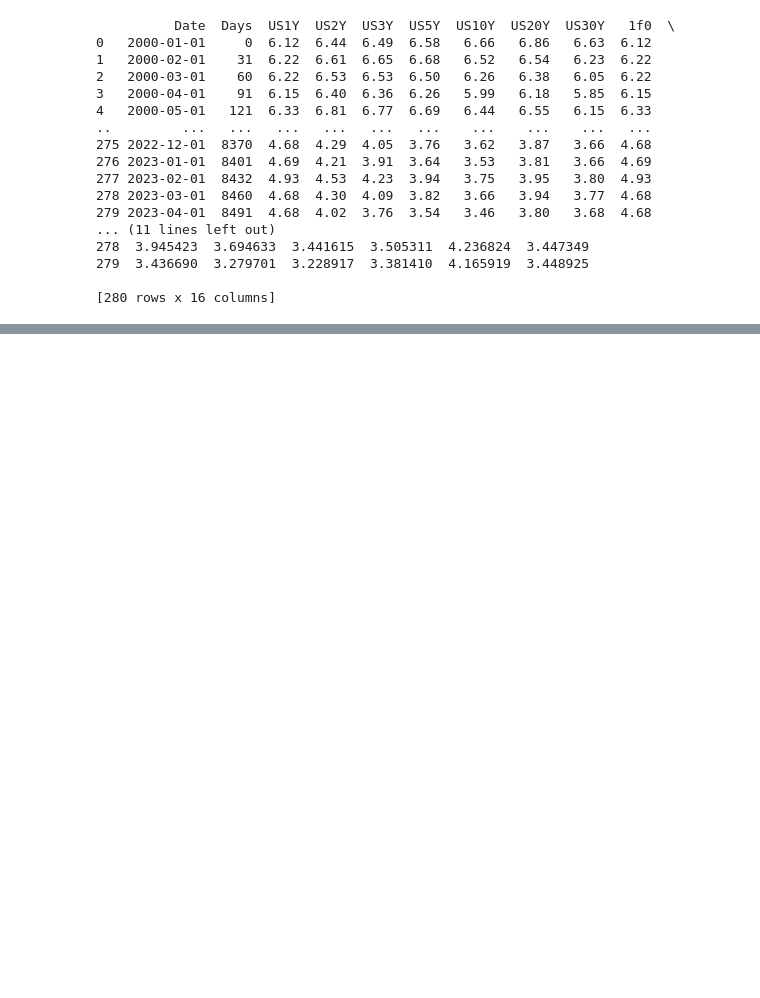
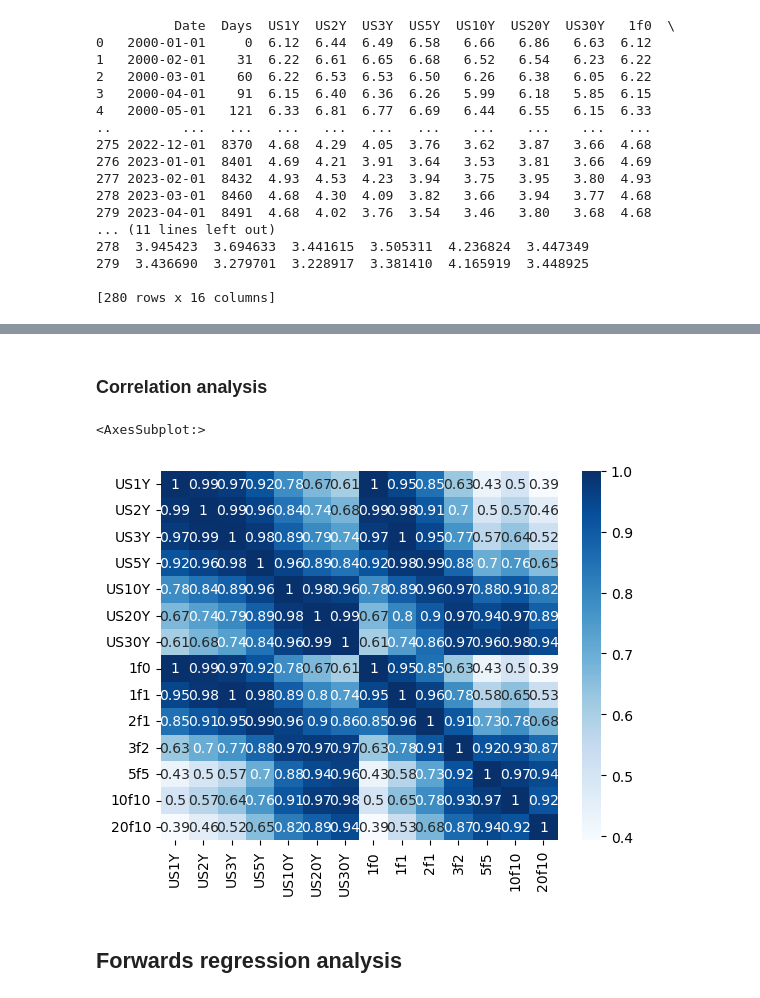
Before and after one commit to 123justinfung/PyStrats, a Jupyter notebook: Yield curve analysis.ipynb, the cells around one changed output, grey strips where cells are left out. Cells and saved outputs as stored; diff of their text form; code cells hidden in the pictures; blank space fills up the shorter version.

```diff
--- a/Yield curve analysis.ipynb
+++ b/Yield curve analysis.ipynb
@@ -427,0 +437,10 @@ print(df_fwds)
+# %% [markdown]
+### Correlation analysis
+# %%
+df_fwds_correlation_map = df_fwds.drop('Days', axis = 1)
+sns.heatmap(df_fwds_correlation_map.corr(),cmap='Blues', annot= True)
+# %% [output]
+<AxesSubplot:>
+[figure, added]
+# %% [markdown]
+## Forwards regression analysis
```
Also changed, not shown: parts of 33 cells of this notebook.
